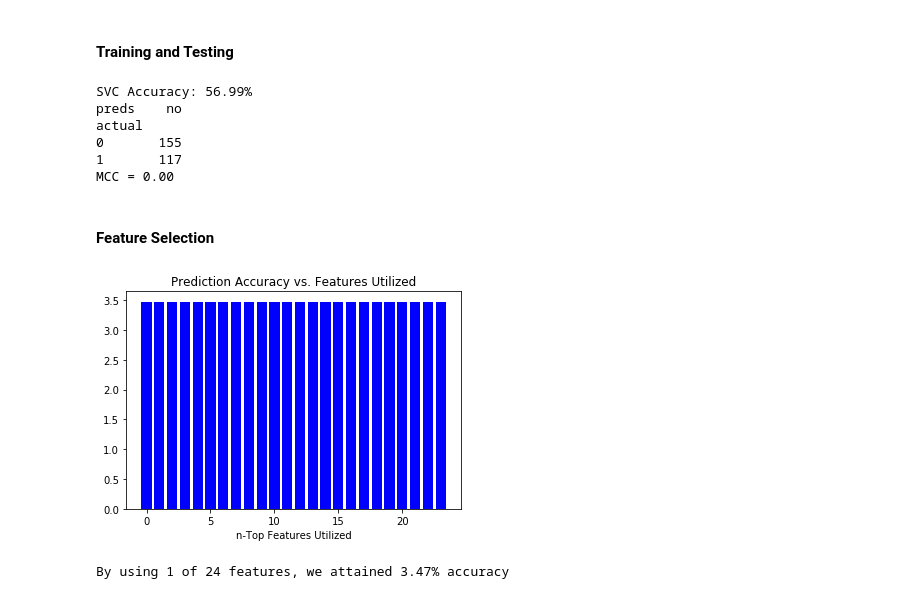
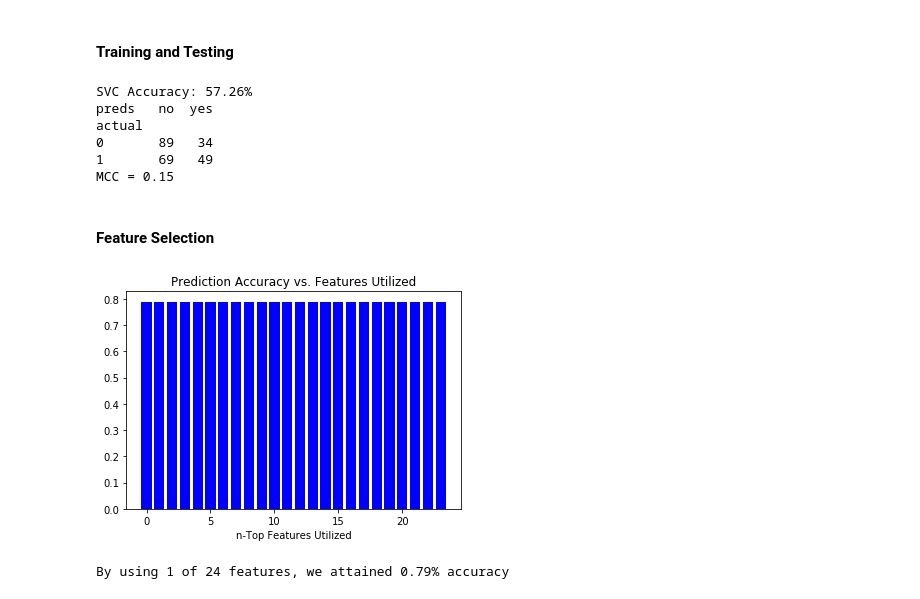
Before and after one commit to thecryptogolddiggers/project, a Jupyter notebook: ripple/feature_selection.ipynb, the cells around one changed output. Drawn from its saved outputs; the diff is of its cells as text; code cells hidden in the pictures.

```diff
--- a/ripple/feature_selection.ipynb
+++ b/ripple/feature_selection.ipynb
@@ -301,13 +302,13 @@ for i in range(1,num_feats+1):
     # how many?
     feats_to_keep = i
     # reduce features
-    top_features = df_gb.columns[indices[-1*int(feats_to_keep):]]
+    top_features = df_dt.columns[indices[-1*int(feats_to_keep):]]
     # gradient boost
-    gradboost = GBC(n_estimators=100, learning_rate=0.01, max_depth=10, random_state=5)
-    gradboost.fit(train[top_features], train[attribute])
+    dtc = DTC()
+    dtc.fit(train[top_features], train[attribute])
     # predictions and plotting
-    coeff = mcc(test[attribute],gradboost.predict(test[top_features]))
-    accuracy_l.append(gradboost.score(test[top_features], test[attribute]) * coeff * 100.0)
+    coeff = mcc(test[attribute],dtc.predict(test[top_features]))
+    accuracy_l.append(dtc.score(test[top_features], test[attribute]) * coeff * 100.0)
 
 # plot feature selection results
 plt.title('Prediction Accuracy vs. Features Utilized')
@@ -465,7 +466,7 @@ num_feats = 24
 #### Training and Testing
 # %%
 # dataset
-df_svm = pd.read_csv(input_file)
+df_knn = pd.read_csv(input_file)
 outcomes = np.array(['no','yes'])
 
 # preprocessing: factorize date column
@@ -473,28 +474,28 @@ outcomes = np.array(['no','yes'])
 #     df_gb.iloc[:,i] = labelencoder.fit_transform(df_gb.iloc[:,i])
 
 # train/test split
-df_svm['is_train'] = np.random.uniform(0, 1, len(df_svm)) <= split
-train, test = df_svm[df_svm['is_train']==True], df_svm[df_svm['is_train']==False]
+df_knn['is_train'] = np.random.uniform(0, 1, len(df_knn)) <= split
+train, test = df_knn[df_knn['is_train']==True], df_knn[df_knn['is_train']==False]
 
 # features (using all)
-features = df_svm.columns[1:num_feats]
+features = df_knn.columns[1:num_feats]
 
 # training and testing
-svm = SVC()
-svm.fit(train[features], train[attribute])
-print("SVC Accuracy: %.2f%%" % (svm.score(test[features], test[attribute])*100.0))
+knn = KNC()
+knn.fit(train[features], train[attribute])
+print("SVC Accuracy: %.2f%%" % (knn.score(test[features], test[attribute])*100.0))
 
 # table
-print(pd.crosstab(index=test[attribute], columns=outcomes[svm.predict(test[features])],
+print(pd.crosstab(index=test[attribute], columns=outcomes[knn.predict(test[features])],
                   rownames=['actual'], colnames=['preds']))
 
 # matthews correction coefficient
-coeff = mcc(test[attribute],svm.predict(test[features]))
+coeff = mcc(test[attribute],knn.predict(test[features]))
 print("MCC = %.2f" % coeff)
 
 # SVM doesn't have feature importances
 # feature importance
-# importances = svm.feature_importances_
+# importances = knn.feature_importances_
 # indices = np.argsort(importances)
 # plt.figure(figsize=(20,10))
 # plt.title('Feature Importances')
@@ -504,40 +505,40 @@ print("MCC = %.2f" % coeff)
 # plt.xlabel('Relative Importance')
 # plt.show()
 # %% [output]
-SVC Accuracy: 56.99%
-preds    no
+SVC Accuracy: 57.26%
+preds   no  yes
 actual
-0       155
-1       117
-MCC = 0.00
+0       89   34
+1       69   49
+MCC = 0.15
 # %% [markdown]
 #### Feature Selection
 # %%
 accuracy_l = []
 #importances does not work for SVM
 importances = None
 indices = np.argsort(importances)
 for i in range(1,num_feats+1):
     # how many?
     feats_to_keep = i
     # reduce features
-    top_features = df_svm.columns[indices[-1*int(feats_to_keep):]]
+    top_features = df_knn.columns[indices[-1*int(feats_to_keep):]]
     # gradient boost
-    svm = SVC()
-    svm.fit(train[top_features], train[attribute])
+    knn = KNC()
+    knn.fit(train[top_features], train[attribute])
     # predictions and plotting
-    coeff = mcc(test[attribute],svm.predict(test[top_features]))
-    accuracy_l.append(svm.score(test[top_features], test[attribute]) * coeff * 100.0)
+    coeff = mcc(test[attribute],knn.predict(test[top_features]))
+    accuracy_l.append(knn.score(test[top_features], test[attribute]) * coeff * 100.0)
 
 # plot feature selection results
 plt.title('Prediction Accuracy vs. Features Utilized')
 plt.bar(range(num_feats), accuracy_l, color='b', align='center')
 plt.xlabel('n-Top Features Utilized')
 plt.show()
 
 # optimal number of features
 best_n = accuracy_l.index(max(accuracy_l))
 print("By using %d of %d features, we attained %.2f%% accuracy\n" % (best_n + 1,num_feats,accuracy_l[best_n]))
 # %% [output]
-[figure, old version]
+[figure, new version]
-By using 1 of 24 features, we attained 3.47% accuracy
+By using 1 of 24 features, we attained 0.79% accuracy
```
Also changed, not shown: parts of 12 cells of this notebook.
